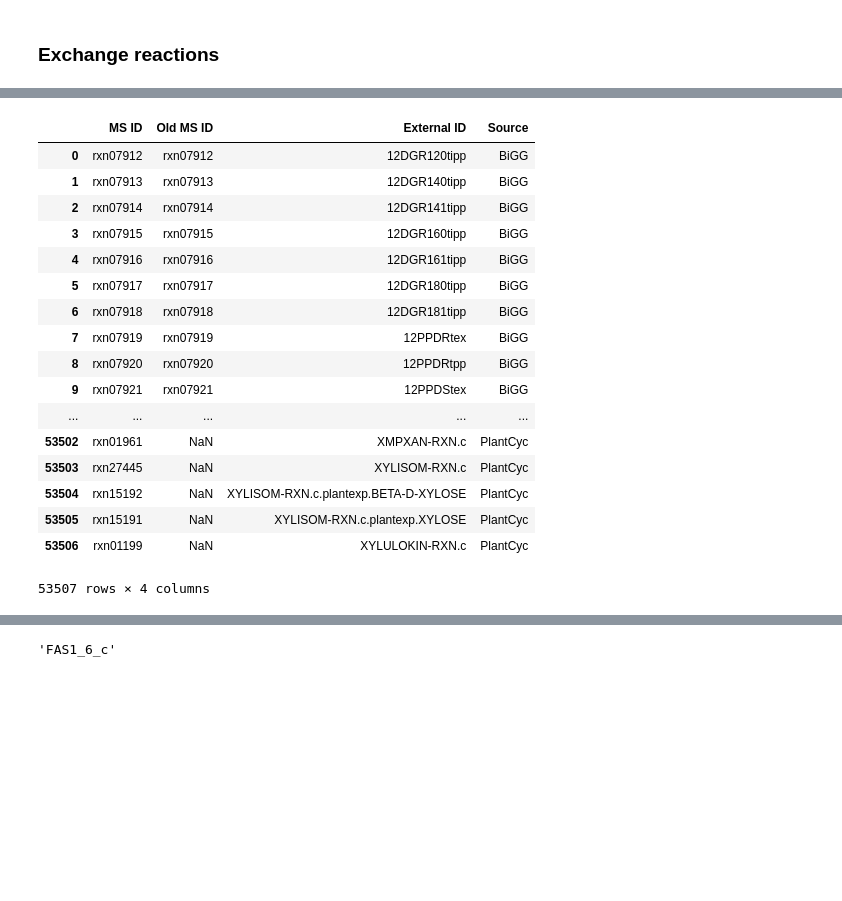
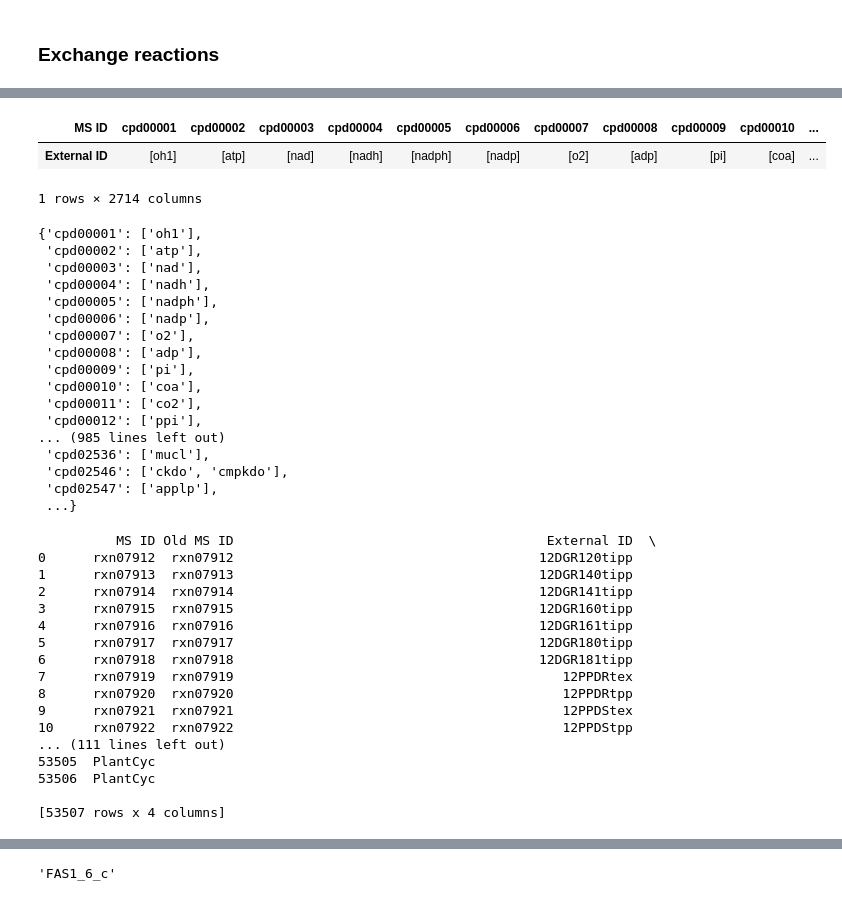
Before and after one commit to biosustain/iVnat, a Jupyter notebook: Metabolic_map_Escher.ipynb, the cells around one changed output, grey strips where cells are left out. Drawn from its saved outputs; the diff is of its cells as text; code cells hidden in the pictures; blank space fills up the shorter version.

```diff
--- a/Metabolic_map_Escher.ipynb
+++ b/Metabolic_map_Escher.ipynb
@@ -190,35 +271,54 @@ modelseed
 # %%
 import numpy as np
-df_seed = modelseed.loc[36463:39317, "MS ID":'External ID']
+df_seed = modelseed_met.loc[36463:39317, "MS ID":'External ID']
 pivoted_seed = df_seed.pivot_table( columns='MS ID',values='External ID', aggfunc=list)
 
 pivoted_seed
 modelseed_met_dict = pivoted_seed.to_dict('index')
 modelseed_met_dict2 = modelseed_met_dict['External ID']
 modelseed_met_dict2
-modelseed_met_dict2["cpd00013"]
+# %% [output]
+| MS ID | cpd00001 | cpd00002 | cpd00003 | cpd00004 | cpd00005 | cpd00006 | cpd00007 | cpd00008 | cpd00009 | cpd00010 | ... |
+| External ID | [oh1] | [atp] | [nad] | [nadh] | [nadph] | [nadp] | [o2] | [adp] | [pi] | [coa] | ... |
+1 rows × 2714 columns
+{'cpd00001': ['oh1'],
+ 'cpd00002': ['atp'],
+ 'cpd00003': ['nad'],
+ 'cpd00004': ['nadh'],
+ 'cpd00005': ['nadph'],
+ 'cpd00006': ['nadp'],
+ 'cpd00007': ['o2'],
+ 'cpd00008': ['adp'],
+ 'cpd00009': ['pi'],
+ 'cpd00010': ['coa'],
+ 'cpd00011': ['co2'],
+ 'cpd00012': ['ppi'],
+... (985 lines left out)
+ 'cpd02536': ['mucl'],
+ 'cpd02546': ['ckdo', 'cmpkdo'],
+ 'cpd02547': ['applp'],
+ ...}
 # %%
 modelseed_reac = read_csv("/Users/lizrad/Documents/Vibrio_folder/reaction_aliases_modelseed.tsv" , sep='\t' , low_memory=False)
-modelseed_reac
+print(modelseed_reac)
 # %% [output]
-|  | MS ID | Old MS ID | External ID | Source |
-| 0 | rxn07912 | rxn07912 | 12DGR120tipp | BiGG |
-| 1 | rxn07913 | rxn07913 | 12DGR140tipp | BiGG |
-| 2 | rxn07914 | rxn07914 | 12DGR141tipp | BiGG |
-| 3 | rxn07915 | rxn07915 | 12DGR160tipp | BiGG |
-| 4 | rxn07916 | rxn07916 | 12DGR161tipp | BiGG |
-| 5 | rxn07917 | rxn07917 | 12DGR180tipp | BiGG |
-| 6 | rxn07918 | rxn07918 | 12DGR181tipp | BiGG |
-| 7 | rxn07919 | rxn07919 | 12PPDRtex | BiGG |
-| 8 | rxn07920 | rxn07920 | 12PPDRtpp | BiGG |
-| 9 | rxn07921 | rxn07921 | 12PPDStex | BiGG |
-| ... | ... | ... | ... | ... |
-| 53502 | rxn01961 | NaN | XMPXAN-RXN.c | PlantCyc |
-| 53503 | rxn27445 | NaN | XYLISOM-RXN.c | PlantCyc |
-| 53504 | rxn15192 | NaN | XYLISOM-RXN.c.plantexp.BETA-D-XYLOSE | PlantCyc |
-| 53505 | rxn15191 | NaN | XYLISOM-RXN.c.plantexp.XYLOSE | PlantCyc |
-| 53506 | rxn01199 | NaN | XYLULOKIN-RXN.c | PlantCyc |
-53507 rows × 4 columns
+          MS ID Old MS ID                                        External ID  \
+0      rxn07912  rxn07912                                       12DGR120tipp
+1      rxn07913  rxn07913                                       12DGR140tipp
+2      rxn07914  rxn07914                                       12DGR141tipp
+3      rxn07915  rxn07915                                       12DGR160tipp
+4      rxn07916  rxn07916                                       12DGR161tipp
+5      rxn07917  rxn07917                                       12DGR180tipp
+6      rxn07918  rxn07918                                       12DGR181tipp
+7      rxn07919  rxn07919                                          12PPDRtex
+8      rxn07920  rxn07920                                          12PPDRtpp
+9      rxn07921  rxn07921                                          12PPDStex
+10     rxn07922  rxn07922                                          12PPDStpp
+... (111 lines left out)
+53505  PlantCyc
+53506  PlantCyc
+
+[53507 rows x 4 columns]
 # %%
 import numpy as np
 df_seed = modelseed_reac.loc[1:6806, "MS ID":'External ID']
```
Also changed, not shown: parts of 39 cells of this notebook, 3 other files.
